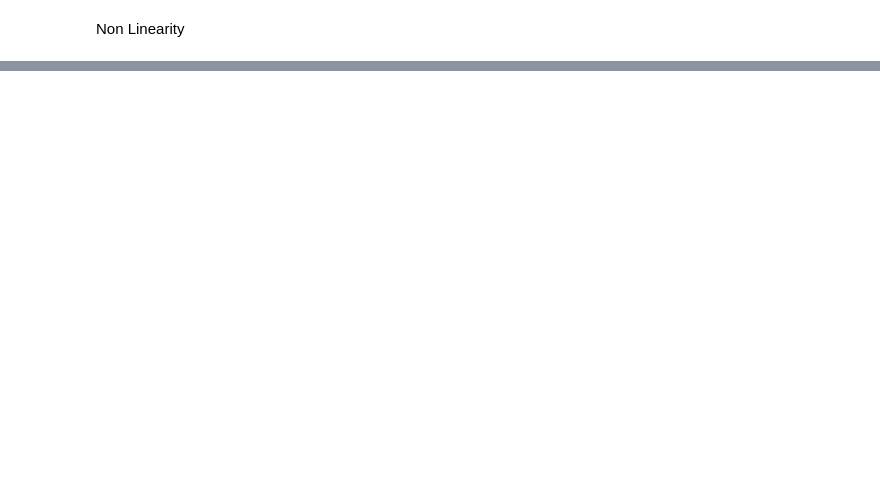
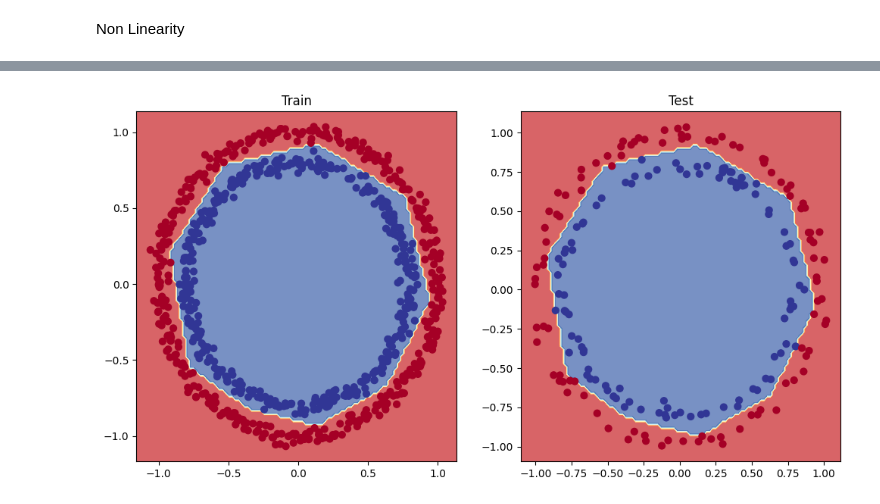
Before and after one commit to SanjaySaatyaki/pytorch_4_ml_dl, a Jupyter notebook: 02_pytorch_classification.ipynb, the cells around one changed output, grey strips where cells are left out. Drawn from its saved outputs; the diff is of its cells as text; code cells hidden in the pictures; blank space fills up the shorter version.

```diff
--- a/02_pytorch_classification.ipynb
+++ b/02_pytorch_classification.ipynb
@@ -480,0 +528,37 @@ Non Linearity
+# %%
+#Setup loss function
+loss_fn = nn.BCEWithLogitsLoss()
+optimizer = torch.optim.SGD(params=model_v4.parameters(),lr=0.1)
+# %%
+X_train,X_test,y_train,y_test = X_train.to(device),X_test.to(device),y_train.to(device),y_test.to(device)
+# %%
+epoch =1000
+
+for epoch in range(epochs):
+  model_v4.train()
+
+  y_logits = model_v4(X_train).squeeze()
+
+  y_pred = torch.round(torch.sigmoid(y_logits))
+
+  loss = loss_fn(y_logits,y_train)
+
+  acc = accuracy_fn(y_true=y_train,y_pred= y_pred)
+
+  optimizer.zero_grad()
+
+  loss.backward()
+
+  optimizer.step()
+
+  model_v4.eval()
+
+  with torch.inference_mode():
+    test_logits = model_v4(X_test).squeeze()
+    test_pred = torch.round(torch.sigmoid(test_logits))
+
+    test_loss = loss_fn(test_logits,test_pred)
+    test_acc = accuracy_fn(y_true=y_test,y_pred=test_pred)
+
+  if epoch % 100 ==0:
+    print(f"Epoch : {epoch} | Loss: {loss:.4f} | Acc: {acc:.2f} | Test Loss: {test_loss:.4f} | Test acc:{test_acc:.2f}")
@@ -480,0 +586,10 @@ Non Linearity
+# %%
+plt.figure(figsize=(12,6))
+plt.subplot(1,2,1)
+plt.title("Train")
+plot_decision_boundary(model_v4,X_train, y_train)
+plt.subplot(1,2,2)
+plt.title("Test")
+plot_decision_boundary(model_v4,X_test,y_test)
+# %% [output]
+[figure, added]
```
Also changed, not shown: parts of 13 cells of this notebook.
